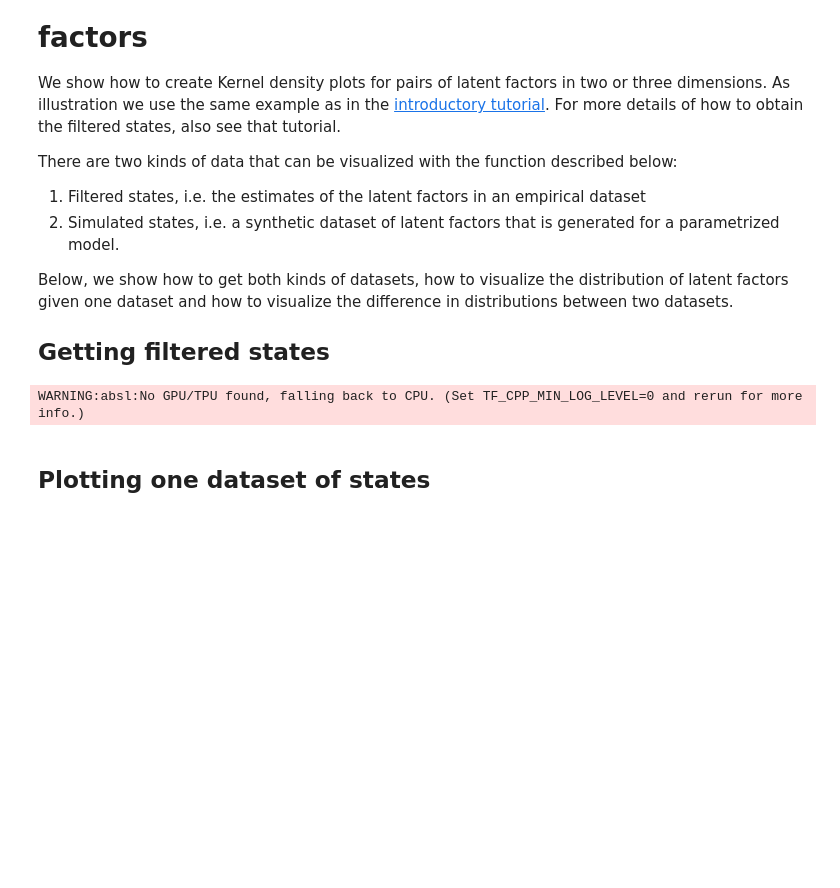
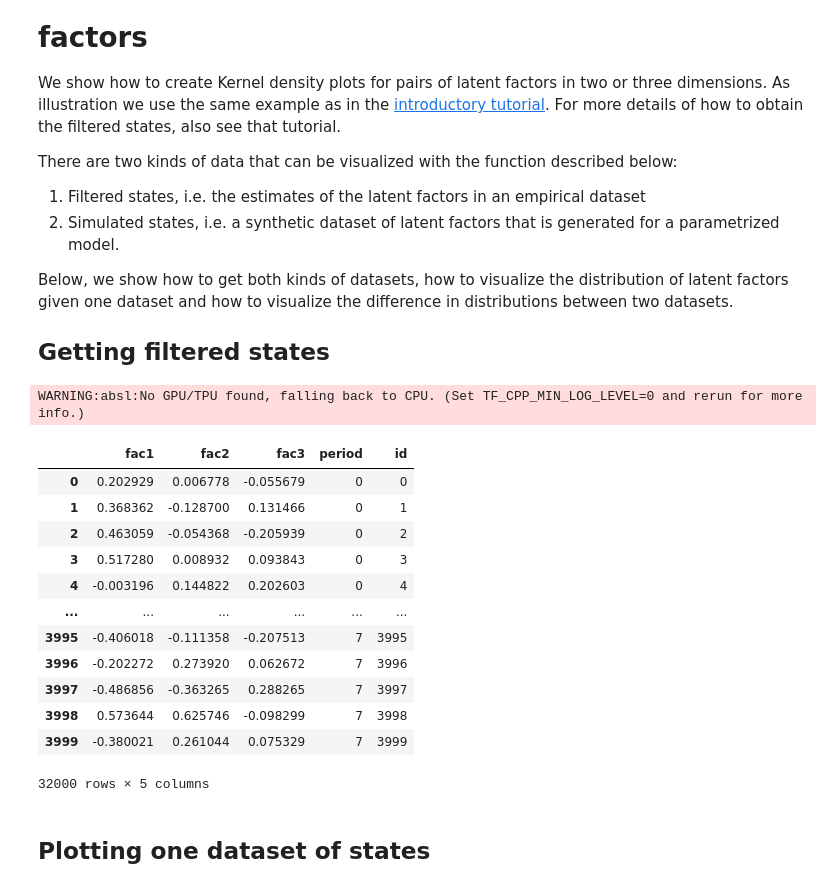
Before and after one commit to OpenSourceEconomics/skillmodels, a Jupyter notebook: docs/source/how_to_guides/how_to_visualize_pairwise_factor_distribution.ipynb, the cells around one changed output. Saved outputs shown, nothing was run; the diff lists cells and outputs as text; code cells hidden in the pictures; blank space fills up the shorter version.

```diff
--- a/docs/source/how_to_guides/how_to_visualize_pairwise_factor_distribution.ipynb
+++ b/docs/source/how_to_guides/how_to_visualize_pairwise_factor_distribution.ipynb
@@ -38,5 +38,21 @@ state_ranges = debug_data["state_ranges"]
 # %% [output]
 WARNING:absl:No GPU/TPU found, falling back to CPU. (Set TF_CPP_MIN_LOG_LEVEL=0 and rerun for more info.)
+# %%
+filtered_states["anchored_states"]["states"]
+# %% [output]
+|  | fac1 | fac2 | fac3 | period | id |
+| 0 | 0.202929 | 0.006778 | -0.055679 | 0 | 0 |
+| 1 | 0.368362 | -0.128700 | 0.131466 | 0 | 1 |
+| 2 | 0.463059 | -0.054368 | -0.205939 | 0 | 2 |
+| 3 | 0.517280 | 0.008932 | 0.093843 | 0 | 3 |
+| 4 | -0.003196 | 0.144822 | 0.202603 | 0 | 4 |
+| ... | ... | ... | ... | ... | ... |
+| 3995 | -0.406018 | -0.111358 | -0.207513 | 7 | 3995 |
+| 3996 | -0.202272 | 0.273920 | 0.062672 | 7 | 3996 |
+| 3997 | -0.486856 | -0.363265 | 0.288265 | 7 | 3997 |
+| 3998 | 0.573644 | 0.625746 | -0.098299 | 7 | 3998 |
+| 3999 | -0.380021 | 0.261044 | 0.075329 | 7 | 3999 |
+32000 rows × 5 columns
 # %% [markdown]
 ## Plotting one dataset of states
 # %%
```
Also changed, not shown: parts of 8 cells of this notebook, 41 other files.
